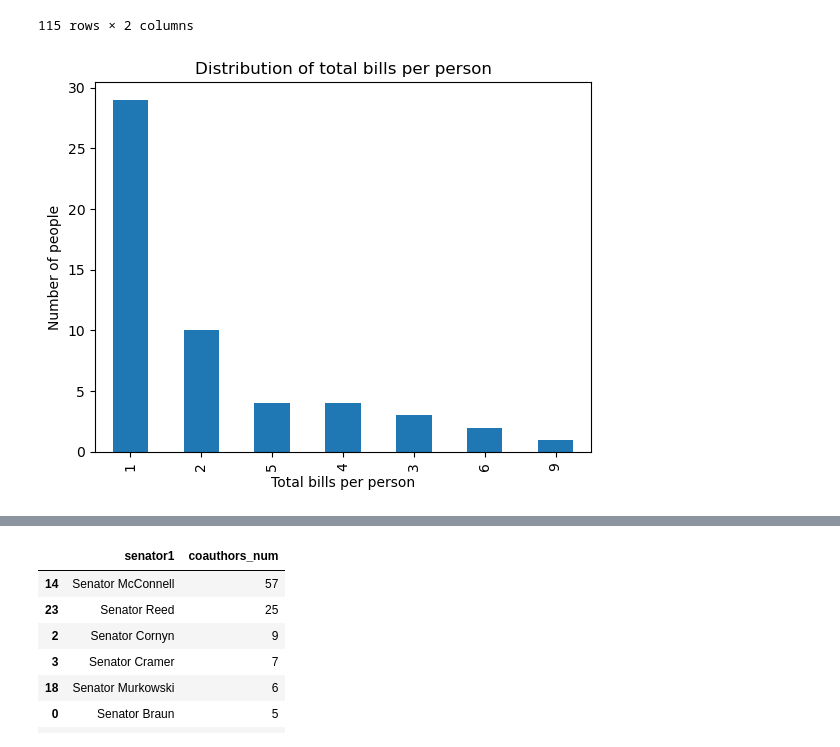
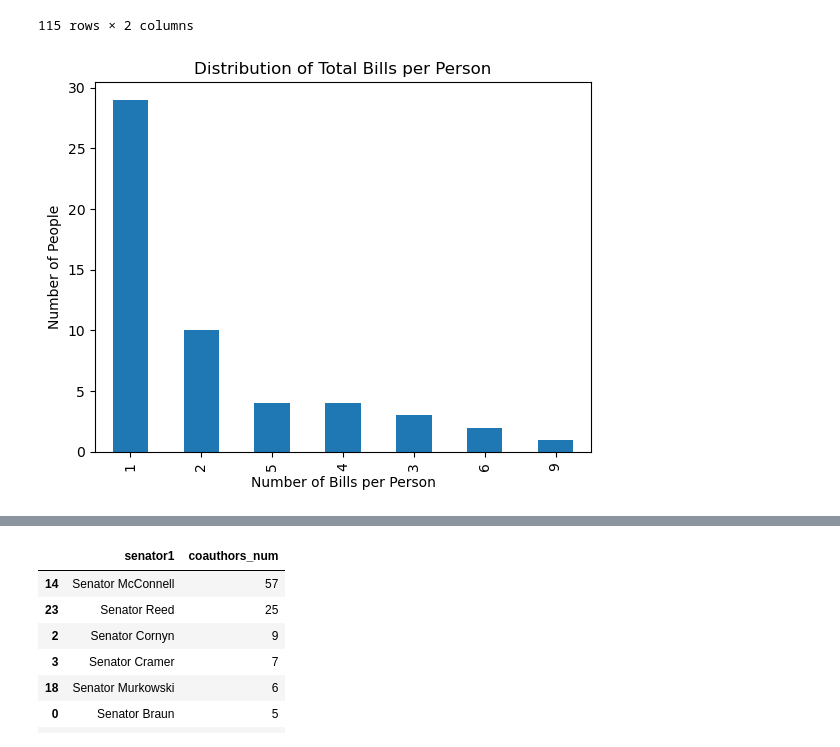
Before and after one commit to kzha355/datasci530fall2025, a Jupyter notebook: Lecture 10/Assignment4.ipynb, the cells around one changed output, grey strips where cells are left out. Saved outputs shown, nothing was run; the diff lists cells and outputs as text; code cells hidden in the pictures.

```diff
--- a/Lecture 10/Assignment4.ipynb
+++ b/Lecture 10/Assignment4.ipynb
@@ -185,15 +216,15 @@ person_data
 # %%
 # Counting how many bills mention the same person
 per_person = (person_data.groupby("person")["bill_id"]
               .nunique()
               .reset_index(name="bills_num")
               .sort_values("bills_num", ascending=False))
 
 # Draw plot
 per_person["bills_num"].value_counts().plot(kind="bar")
-plt.xlabel("Total bills per person")
-plt.ylabel("Number of people")
-plt.title("Distribution of total bills per person")
+plt.xlabel("Number of Bills per Person")
+plt.ylabel("Number of People")
+plt.title("Distribution of Total Bills per Person")
 plt.show()
 # %% [output]
-[figure, old version]
+[figure, new version]
```
Also changed, not shown: parts of 20 cells of this notebook, 2 other files.
